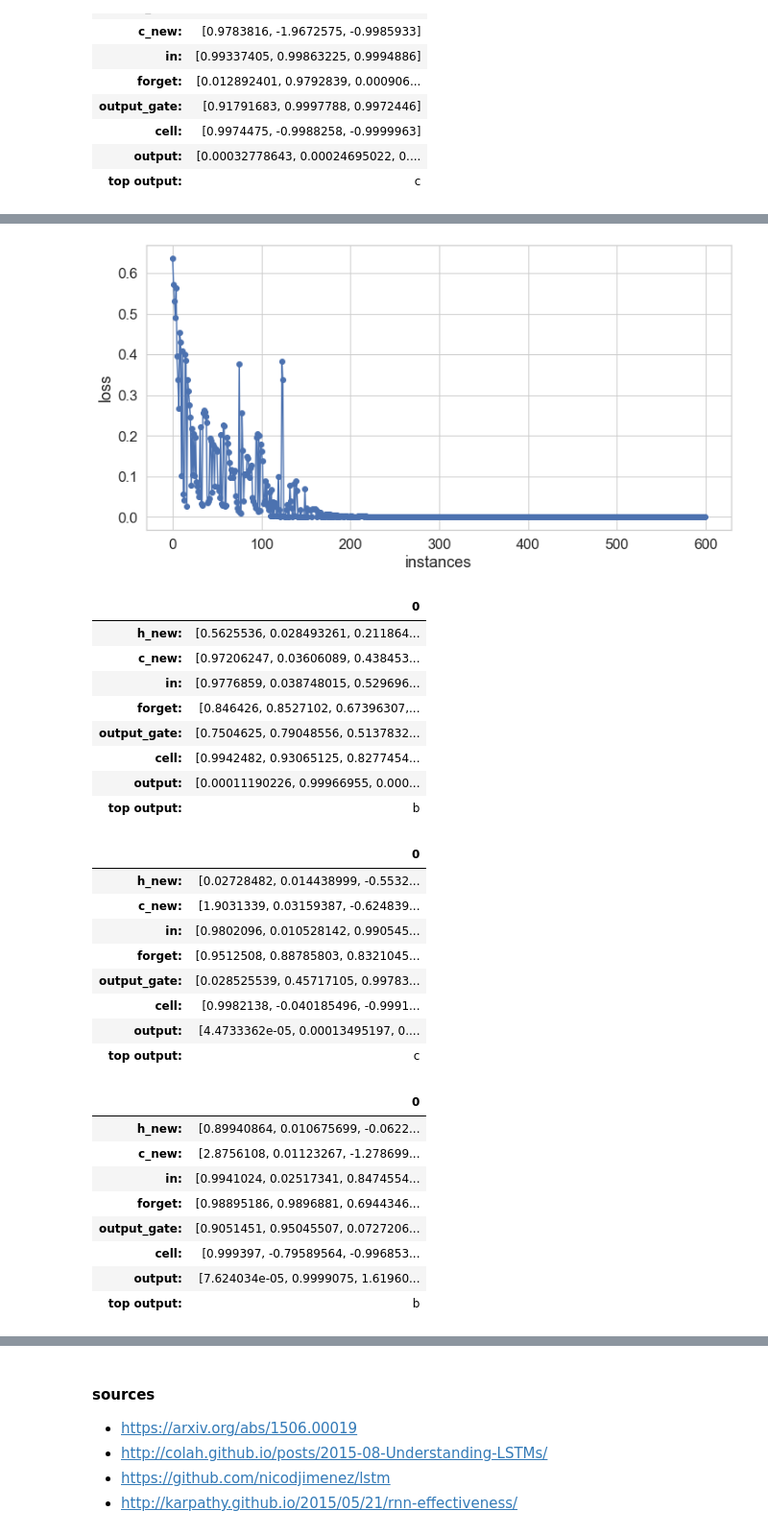
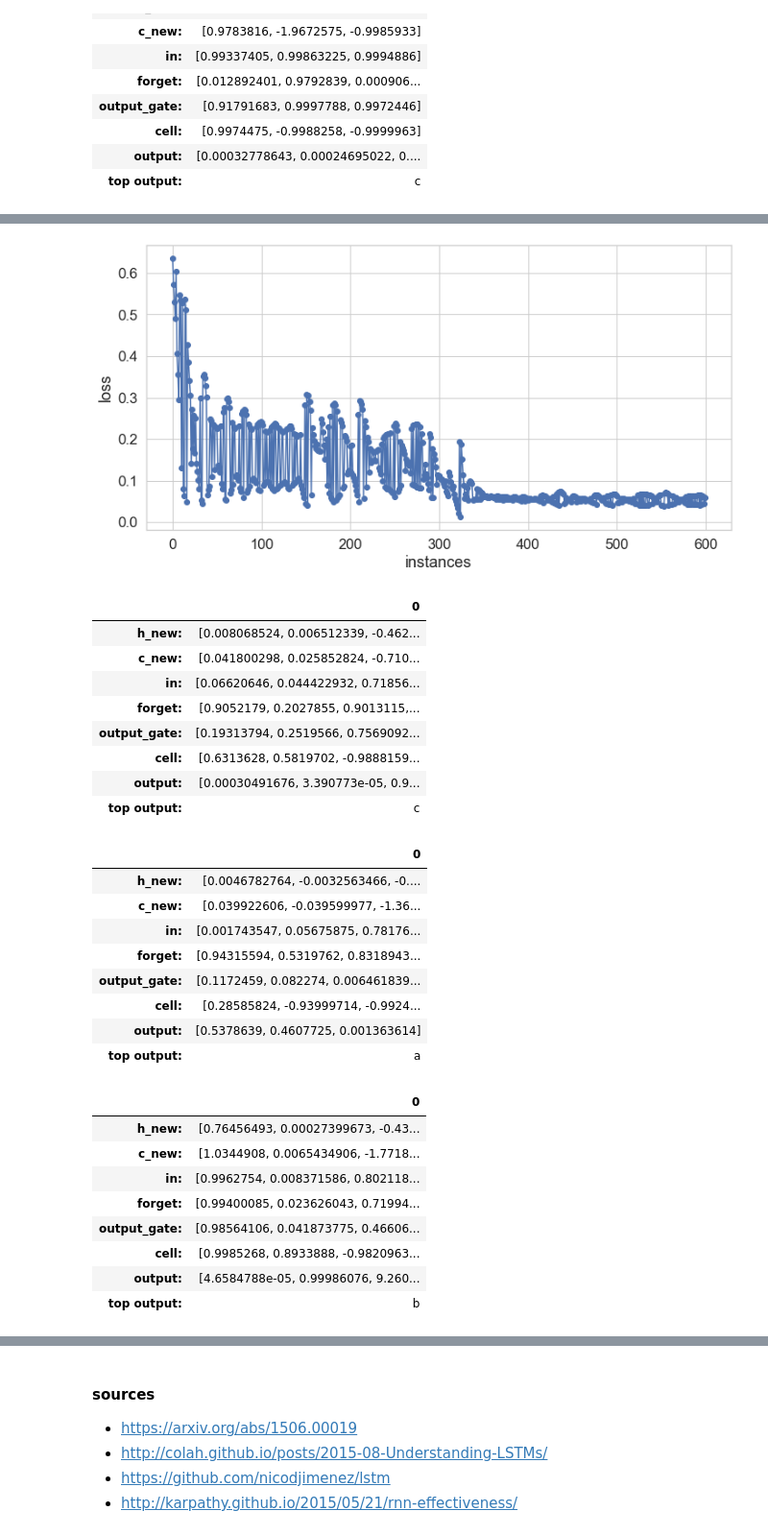
Before and after one commit to tulane-cmps6730/main, a Jupyter notebook: lec/sequence/lstm.ipynb, the cells around one changed output, grey strips where cells are left out. Shown: that part at 96% size. Saved outputs shown, nothing was run; the diff lists cells and outputs as text; code cells hidden in the pictures.

```diff
--- a/lec/sequence/lstm.ipynb
+++ b/lec/sequence/lstm.ipynb
@@ -318,17 +348,0 @@ It would be nice if we could somehow just copy a part of the hidden state forwar
-# %%
-# create sequences of increasing size and call forward_unrolled
-gradient_vals = []
-for seq_len in range(2,40):
-    optimizer.zero_grad() # reset all the gradient information
-    x = chars2vec('a'*seq_len, char2int)
-    hidden = torch.ones(1, n_hidden)
-    outputs, hiddens = rnn.forward_unrolled(x, hidden)
-    # compute loss based on just the final output at time T
-    loss = criterion(outputs[-1], x[-1])
-    loss.backward()
-    gradient_vals.append(rnn.hidden_to_hidden.weight.grad.item())
-plt.figure()
-plt.plot(gradient_vals)
-plt.xlabel('sequence length')
-plt.ylabel('gradient of first dimension of hidden unit\n at final time step\n$h_t[0]$')
-plt.show()
@@ -494,7 +520,8 @@ class LSTM(nn.Module):
         output = self.softmax(self.hidden_to_output(h_new))
 
         if self.verbose:
-            display(pd.DataFrame([{'h_new:': h_new.detach().cpu().numpy()[0],
+            display(pd.DataFrame([{
+                               'h_new:': h_new.detach().cpu().numpy()[0],
                                'c_new:': c_new.detach().cpu().numpy()[0],
                                'in:': in_gate.detach().cpu().numpy()[0],
                                'forget:': forget_gate.detach().cpu().numpy()[0],
@@ -676,43 +713,43 @@ How can we compare the "memory" abilities of LSTM vs RNN?
 # %%
-pd.set_option('display.max_colwidth', 100)
+pd.set_option('display.max_colwidth', 200)
 data = [
-    chars2vec('abcbcbca', char2int),
-    chars2vec('bcbcbcbc', char2int),
+    chars2vec('bcabcbcbca', char2int),
+    chars2vec('bcbcbcbcbc', char2int),
 ]  * 10
 
 lstm = LSTM(len(chars), 10, len(chars), verbose=True)
 lstm = train_model(lstm, data, epochs=30, learning_rate=.05)
 
 lstm.verbose=True
-x = chars2vec('abcbcbca', char2int)
+x = chars2vec('bcabcbcbca', char2int)
 outputs, _, _ = lstm.forward_unrolled(x)
 # %% [output]
-[figure, old version]
+[figure, new version]
 |  | 0 |
-| h_new: | [0.5625536, 0.028493261, 0.211864... |
-| c_new: | [0.97206247, 0.03606089, 0.438453... |
-| in: | [0.9776859, 0.038748015, 0.529696... |
-| forget: | [0.846426, 0.8527102, 0.67396307,... |
-| output_gate: | [0.7504625, 0.79048556, 0.5137832... |
-| cell: | [0.9942482, 0.93065125, 0.8277454... |
-| output: | [0.00011190226, 0.99966955, 0.000... |
-| top output: | b |
+| h_new: | [0.008068524, 0.006512339, -0.462... |
+| c_new: | [0.041800298, 0.025852824, -0.710... |
+| in: | [0.06620646, 0.044422932, 0.71856... |
+| forget: | [0.9052179, 0.2027855, 0.9013115,... |
+| output_gate: | [0.19313794, 0.2519566, 0.7569092... |
+| cell: | [0.6313628, 0.5819702, -0.9888159... |
+| output: | [0.00030491676, 3.390773e-05, 0.9... |
+| top output: | c |
 |  | 0 |
-| h_new: | [0.02728482, 0.014438999, -0.5532... |
-| c_new: | [1.9031339, 0.03159387, -0.624839... |
-| in: | [0.9802096, 0.010528142, 0.990545... |
-| forget: | [0.9512508, 0.88785803, 0.8321045... |
-| output_gate: | [0.028525539, 0.45717105, 0.99783... |
-| cell: | [0.9982138, -0.040185496, -0.9991... |
-| output: | [4.4733362e-05, 0.00013495197, 0.... |
-| top output: | c |
+| h_new: | [0.0046782764, -0.0032563466, -0.... |
+| c_new: | [0.039922606, -0.039599977, -1.36... |
+| in: | [0.001743547, 0.05675875, 0.78176... |
+| forget: | [0.94315594, 0.5319762, 0.8318943... |
+| output_gate: | [0.1172459, 0.082274, 0.006461839... |
+| cell: | [0.28585824, -0.93999714, -0.9924... |
+| output: | [0.5378639, 0.4607725, 0.001363614] |
+| top output: | a |
 |  | 0 |
-| h_new: | [0.89940864, 0.010675699, -0.0622... |
-| c_new: | [2.8756108, 0.01123267, -1.278699... |
-| in: | [0.9941024, 0.02517341, 0.8474554... |
-| forget: | [0.98895186, 0.9896881, 0.6944346... |
-| output_gate: | [0.9051451, 0.95045507, 0.0727206... |
-| cell: | [0.999397, -0.79589564, -0.996853... |
-| output: | [7.624034e-05, 0.9999075, 1.61960... |
+| h_new: | [0.76456493, 0.00027399673, -0.43... |
+| c_new: | [1.0344908, 0.0065434906, -1.7718... |
+| in: | [0.9962754, 0.008371586, 0.802118... |
+| forget: | [0.99400085, 0.023626043, 0.71994... |
+| output_gate: | [0.98564106, 0.041873775, 0.46606... |
+| cell: | [0.9985268, 0.8933888, -0.9820963... |
+| output: | [4.6584788e-05, 0.99986076, 9.260... |
 | top output: | b |
 |  | 0 |
```
Also changed, not shown: parts of 21 cells of this notebook, 1 other file.
